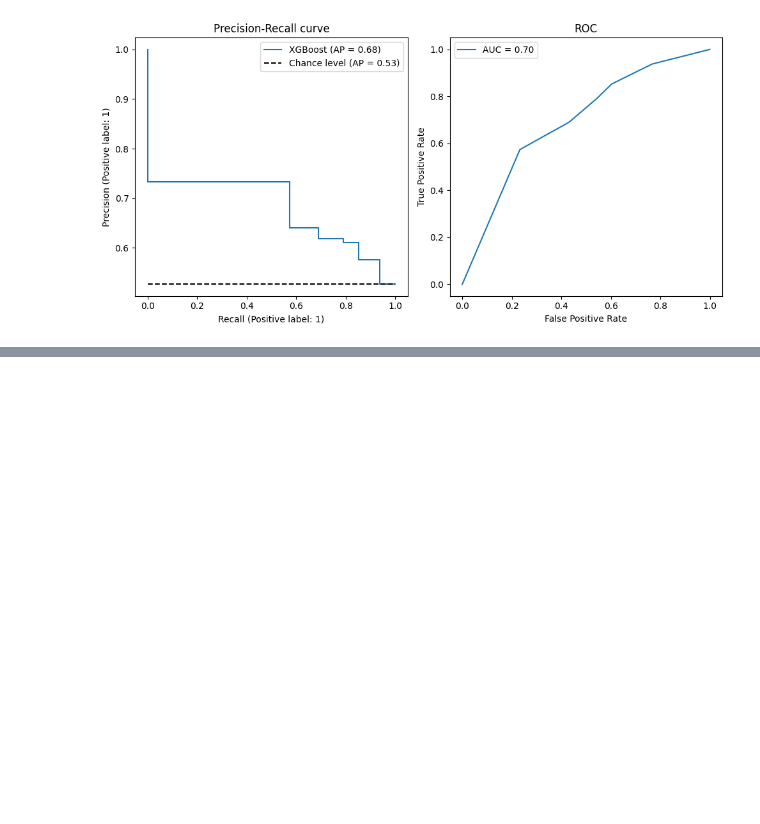
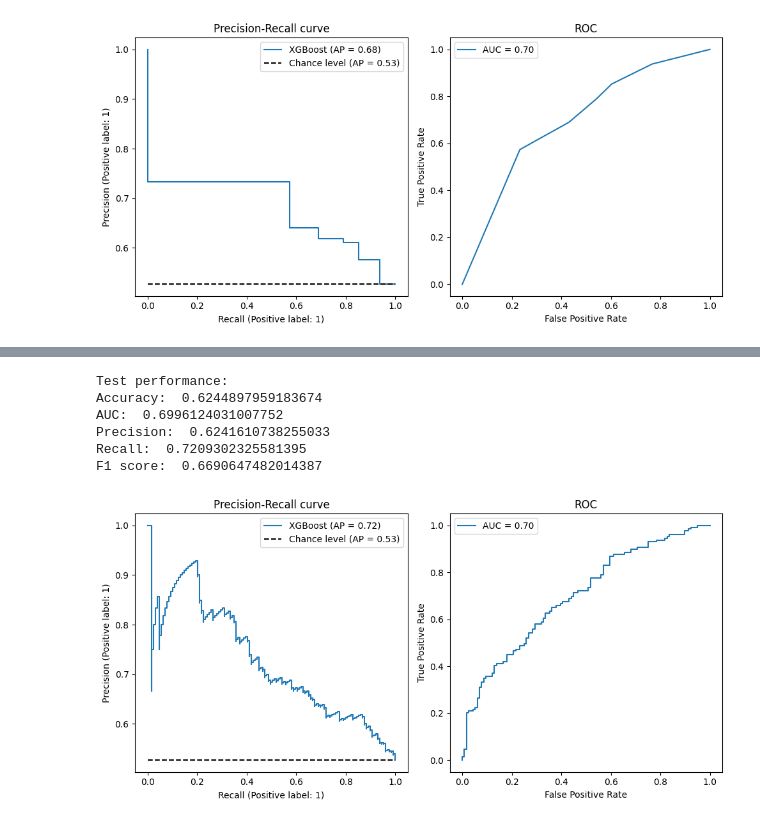
Before and after one commit to egozi/ds_project, a Jupyter notebook: NBA-game-predictions.ipynb, the cells around one changed output, grey strips where cells are left out. Saved outputs shown, nothing was run; the diff lists cells and outputs as text; code cells hidden in the pictures; blank space fills up the shorter version.

Commit message:
fix notebook - add final pred model

```diff
--- a/NBA-game-predictions.ipynb
+++ b/NBA-game-predictions.ipynb
@@ -407,0 +416,3 @@ plt.tight_layout()
+# %%
+xgb_model = XGBClassifier(random_state=42)
+xgb_model.fit(X_train, y_train)
@@ -407,0 +431,41 @@ plt.tight_layout()
+# %%
+pred = xgb_model.predict_proba(X_test)[:,1]
+# %%
+# compute scores
+acc = accuracy_score(y_test, pred > 0.5, normalize=False)
+auc = roc_auc_score(y_test, pred)
+prec = precision_score(y_test, pred > 0.5)
+recall = recall_score(y_test, pred > 0.5)
+f1 = f1_score(y_test, pred > 0.5)
+
+print("Test performance:")
+print("Accuracy: ", acc/y_pred.shape[0])
+print("AUC: ", auc)
+print("Precision: ", prec)
+print("Recall: ", recall)
+print("F1 score: ", f1)
+# %% [output]
+Test performance:
+Accuracy:  0.6244897959183674
+AUC:  0.6996124031007752
+Precision:  0.6241610738255033
+Recall:  0.7209302325581395
+F1 score:  0.6690647482014387
+# %%
+fig, axes = plt.subplots(1,2, figsize=(10, 5))
+
+display = PrecisionRecallDisplay.from_predictions(
+    y_test, pred, name="XGBoost", plot_chance_level=True, ax=axes[0])
+axes[0].legend()
+
+_ = display.ax_.set_title("Precision-Recall curve")
+
+
+fpr, tpr, _ = roc_curve(y_test, pred)
+roc_auc = auc(fpr, tpr)
+roc_display = RocCurveDisplay(fpr=fpr, tpr=tpr, roc_auc=roc_auc).plot(axes[1])
+axes[1].set_title("ROC")
+plt.legend()
+plt.tight_layout()
+# %% [output]
+[figure, added]
```
Also changed, not shown: parts of 14 cells of this notebook.
